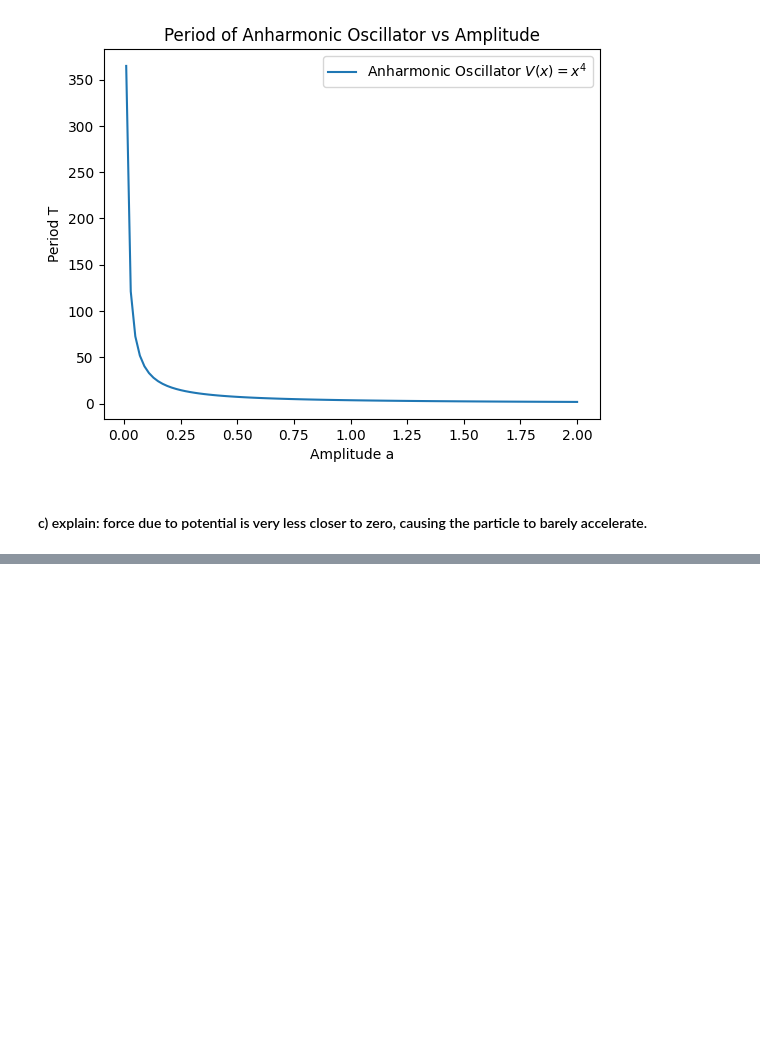
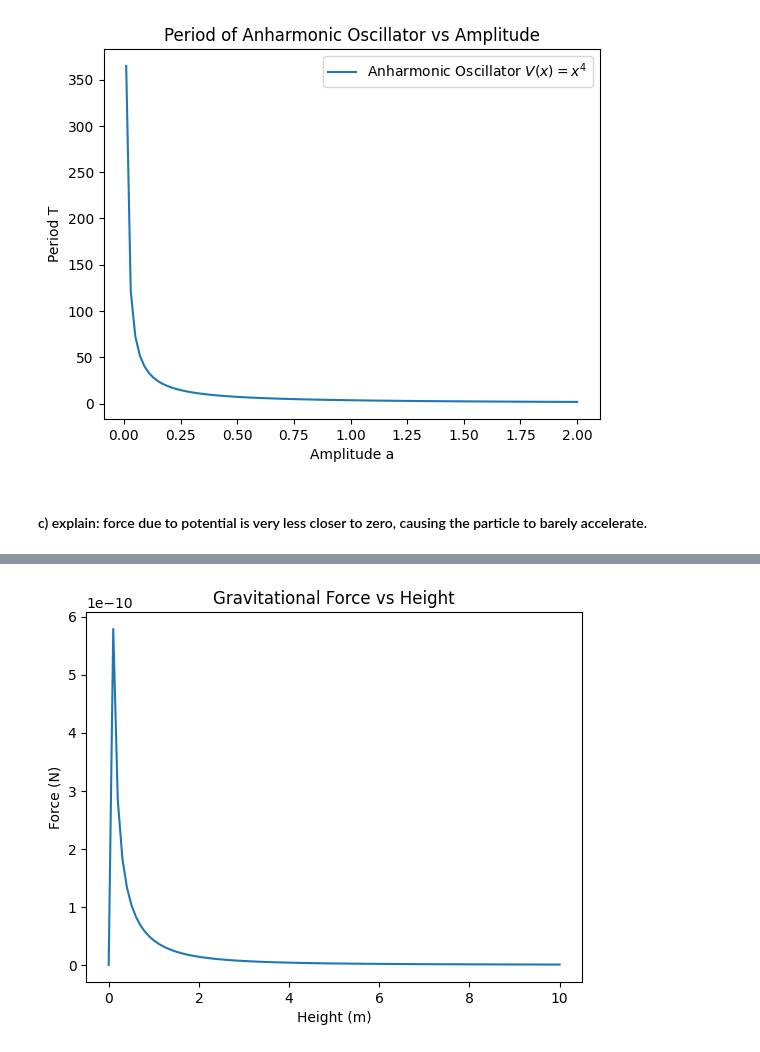
Before and after one commit to AtharvSuryawanshi/Computational-Physics, a Jupyter notebook: Suryawanshi_Atharv_HW2.ipynb, the cells around one changed output, grey strips where cells are left out. Drawn from its saved outputs; the diff is of its cells as text; code cells hidden in the pictures; blank space fills up the shorter version.

```diff
--- a/Suryawanshi_Atharv_HW2.ipynb
+++ b/Suryawanshi_Atharv_HW2.ipynb
@@ -325,0 +337,26 @@ plt.show()
+# %%
+G = 6.674e-11
+sigma = 10e3/100 # 10 metric tonne per 100m2
+
+def gaussian_quad_integrate(f, n):
+    a, w_a = gauss_quad_weights(n)
+    b, w_b = gauss_quad_weights(n)
+    return np.sum(w_a*w_b*f(a,b))
+
+def gravitational_force(z, nos_points= 100):
+    f = lambda a,b: z/(a**2 + b**2+ z**2)**1.5
+    I = gaussian_quad_integrate(f, nos_points)
+    F = 1/5*G*sigma*I
+    return F
+
+z_values = np.linspace(0, 10, 100)
+F_values = np.array([gravitational_force(z) for z in z_values])
+# %%
+plt.figure()
+plt.plot(z_values, F_values)
+plt.xlabel('Height (m)')
+plt.ylabel('Force (N)')
+plt.title('Gravitational Force vs Height')
+plt.show()
+# %% [output]
+[figure, added]
```
Also changed, not shown: parts of 7 cells of this notebook.
